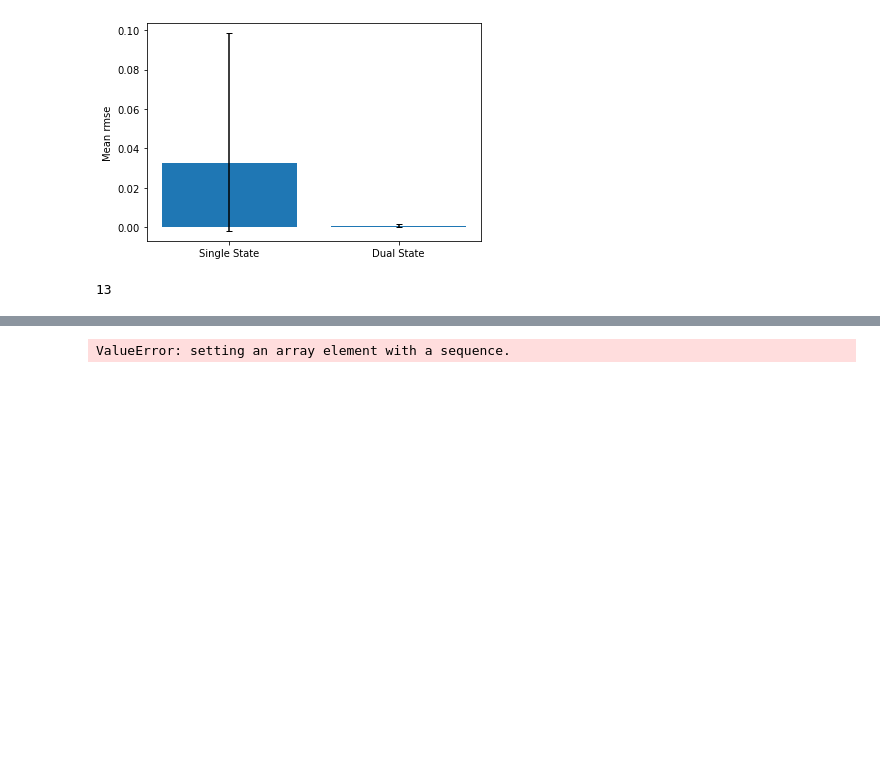
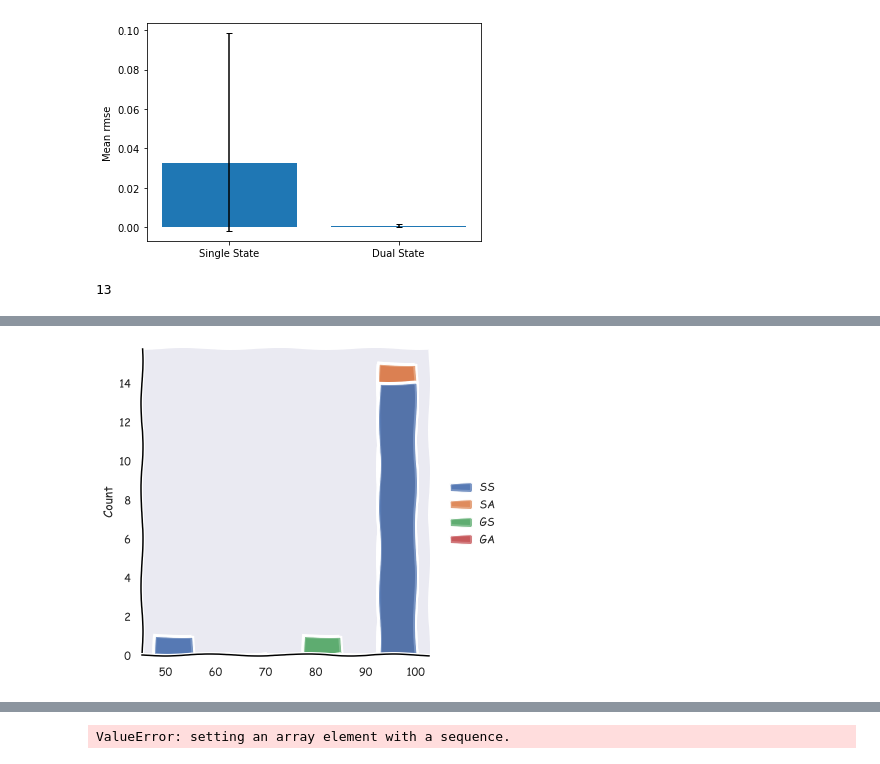
Before and after one commit to tejas-savalia/Lab-Codes, a Jupyter notebook: Psychtoolbox/Visuomotor_Adaptation_Tablet/python_scripts/model_comparisons.ipynb, the cells around one changed output, grey strips where cells are left out. Saved outputs shown, nothing was run; the diff lists cells and outputs as text; code cells hidden in the pictures; blank space fills up the shorter version.

```diff
--- a/Psychtoolbox/Visuomotor_Adaptation_Tablet/python_scripts/model_comparisons.ipynb
+++ b/Psychtoolbox/Visuomotor_Adaptation_Tablet/python_scripts/model_comparisons.ipynb
@@ -218,0 +271,5 @@ for participant in range(60):
+# %%
+with plt.xkcd():
+    sns.displot(groupwise_wide)
+# %% [output]
+[figure, added]
```
Also changed, not shown: parts of 19 cells of this notebook, 7 other files.
